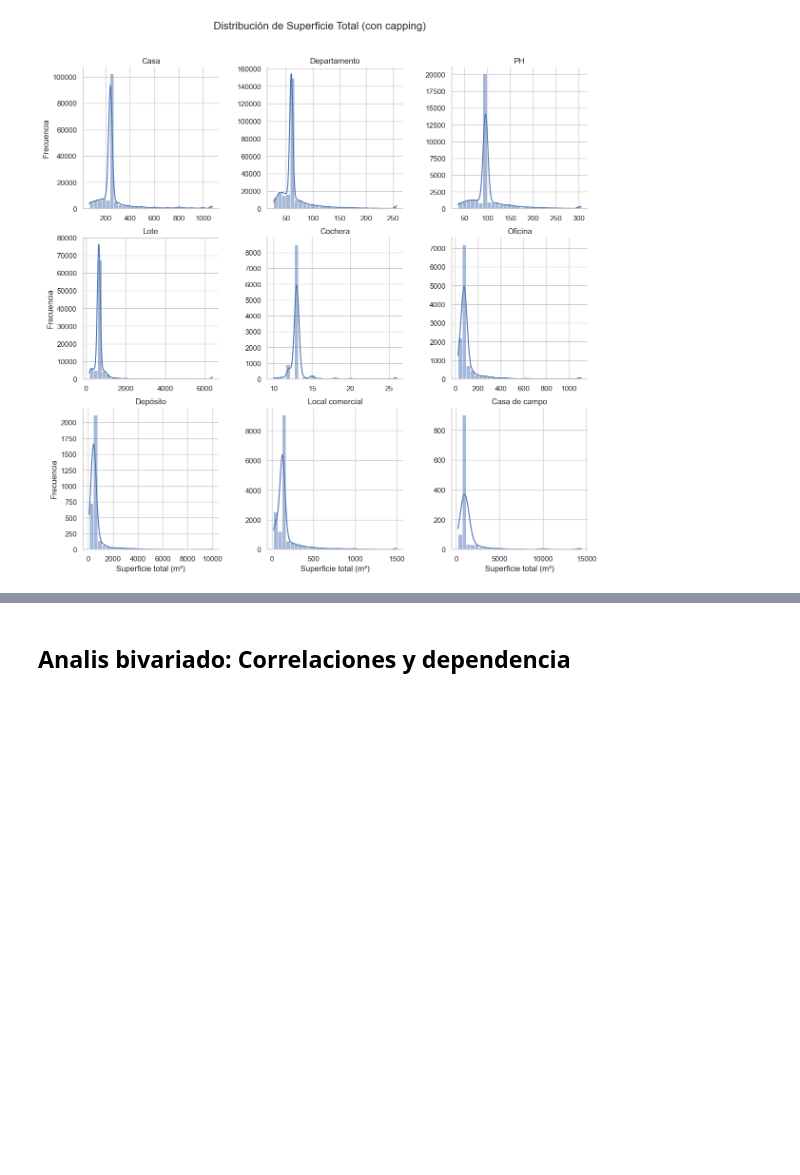
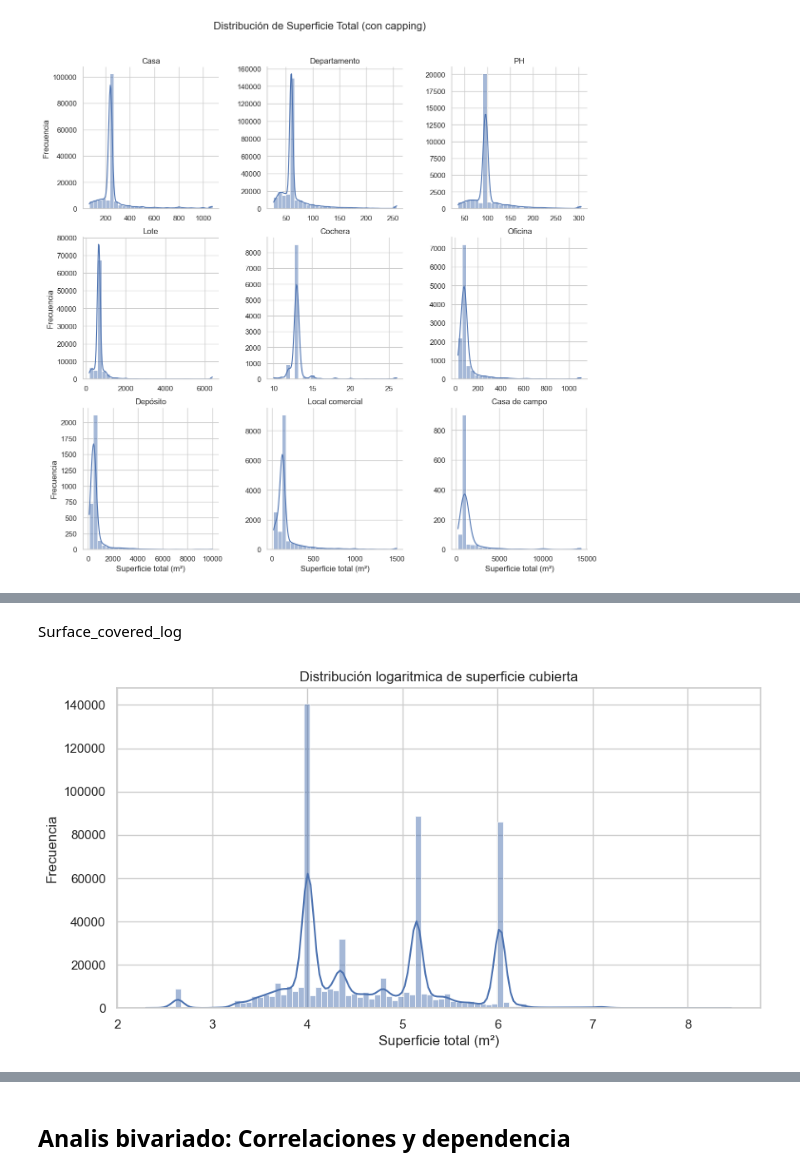
Before and after one commit to fabiola2024/Data_Science-II, a Jupyter notebook: 2_EDA & Visualización/EDA.ipynb, the cells around one changed output, grey strips where cells are left out. Cells and saved outputs as stored; diff of their text form; code cells hidden in the pictures; blank space fills up the shorter version.

```diff
--- a/2_EDA & Visualización/EDA.ipynb
+++ b/2_EDA & Visualización/EDA.ipynb
@@ -774,3 +813,5 @@ g.fig.suptitle("Distribución de Superficie Total (con capping)", fontsize=16)
 plt.show()
 # %% [output]
 [figure]
+# %%
+data_arg['surface_total_log'] = np.log1p(data_arg['surface_total_capped'])
@@ -776,0 +886,14 @@ plt.show()
+# %%
+mask = (data_arg['bedrooms_capped'] == 0) & (data_arg['property_type'].isin(['Departamento', 'Casa', 'PH', 'Oficina','Casa de campo']))
+data_arg.loc[mask, 'bedrooms_capped'] = 1
+# %% [markdown]
+Surface_covered_log
+# %%
+plt.figure(figsize=(10, 5))
+sns.histplot(data_arg['surface_covered_log'], kde=True, bins=100)
+plt.title("Distribución logaritmica de superficie cubierta")
+plt.xlabel("Superficie total (m²)")
+plt.ylabel("Frecuencia")
+plt.show()
+# %% [output]
+[figure, added]
```
Also changed, not shown: parts of 49 cells of this notebook.
